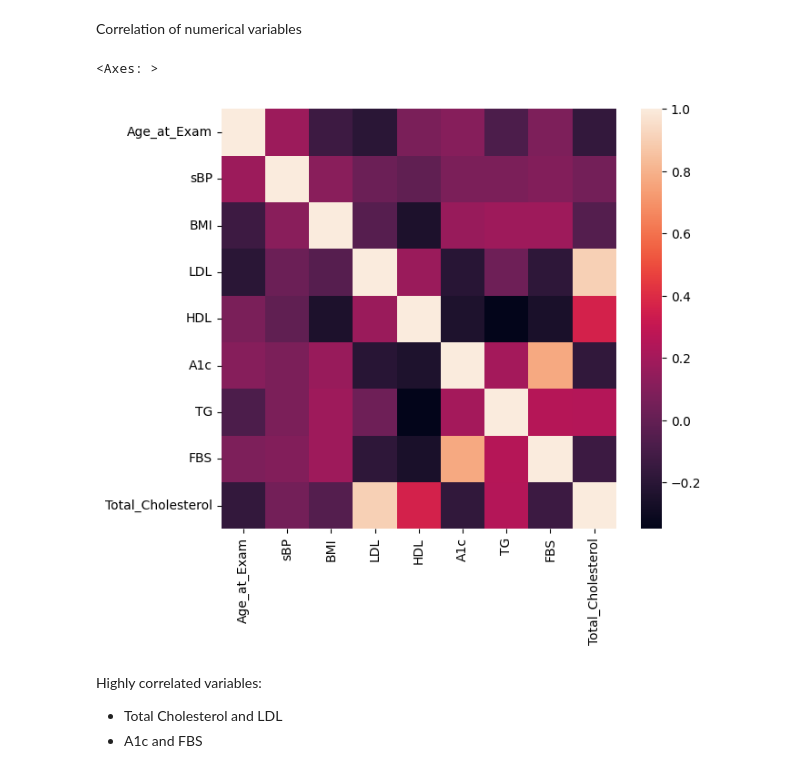
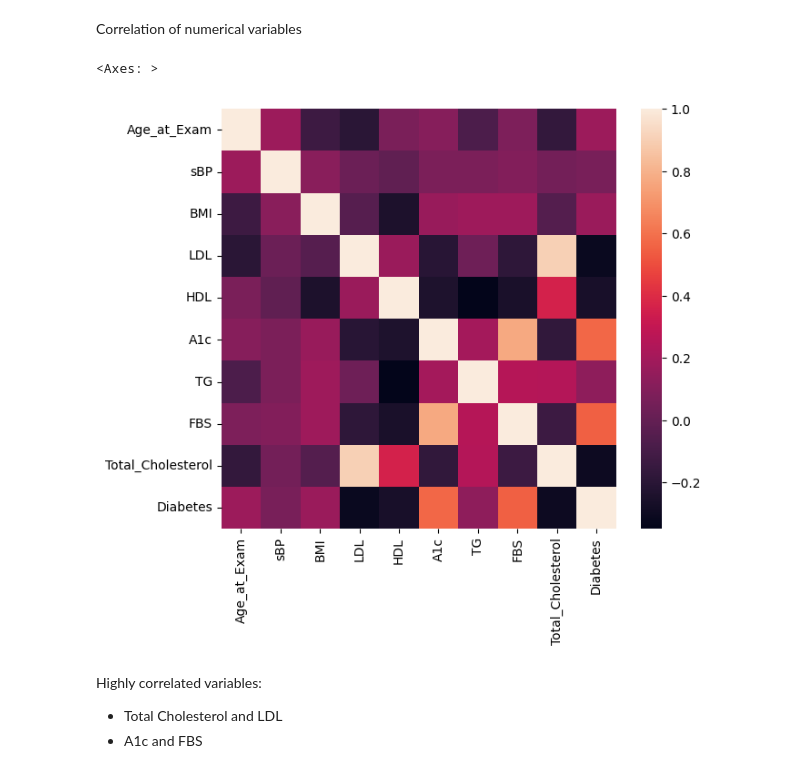
Before and after one commit to lilyzhizhou/Identifying-Prediabetes-ML, a Jupyter notebook: Data_Exploration_PS_update.ipynb, the cells around one changed output. Saved outputs shown, nothing was run; the diff lists cells and outputs as text; code cells hidden in the pictures.

```diff
--- a/Data_Exploration_PS_update.ipynb
+++ b/Data_Exploration_PS_update.ipynb
@@ -37,7 +37,7 @@ data_raw = pd.read_excel('/content/drive/MyDrive/Machine Learning /Datathon #3/D
 # Kat
 
 #Paijani
-data_raw = pd.read_excel('/content/drive/MyDrive/Datathon #3/Diabetes Study File 10K Dec 14 2017.xlsx')
+#data_raw = pd.read_excel('/content/drive/MyDrive/Datathon #3/Diabetes Study File 10K Dec 14 2017.xlsx')
 # %%
 data_raw = data_raw.sort_values('Patient_ID')
 data_raw.head()
@@ -190,3 +203,9 @@ data1.head()
+# %%
+# Looking at Prediabetic proportion
+data1['predm'] = (data1['FBS'].apply(lambda x: 1 if 5.6 <= x <= 6.9 else 0))
+data1.head()
+
+print(data1['predm'].value_counts())
 # %%
 # Checking if both diabetes variables are the same
 print(data1['Diabetes'].value_counts())
@@ -353,13 +372,12 @@ percentage_missing_rows
 Correlation of numerical variables
 # %%
 # correlation matrix
-columns = numerical_columns + [target_column]
 
 plt.figure(figsize=(7,6))
-sns.heatmap(data1[columns].corr())
+sns.heatmap(data1[numerical_columns + [target_column]].corr())
 # %% [output]
 <Axes: >
-[figure, old version]
+[figure, new version]
 # %% [markdown]
 Highly correlated variables:
 *   Total Cholesterol and LDL
```
Also changed, not shown: parts of 6 cells of this notebook.
